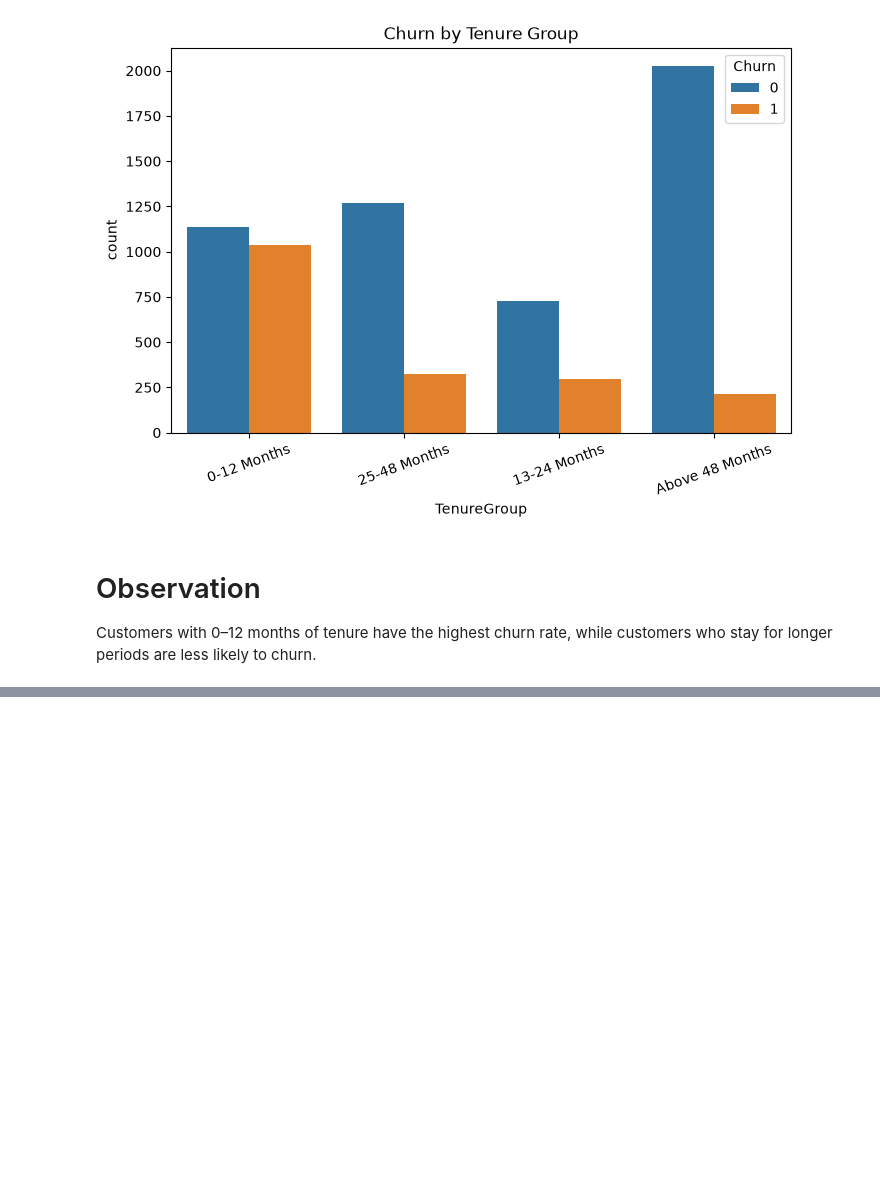
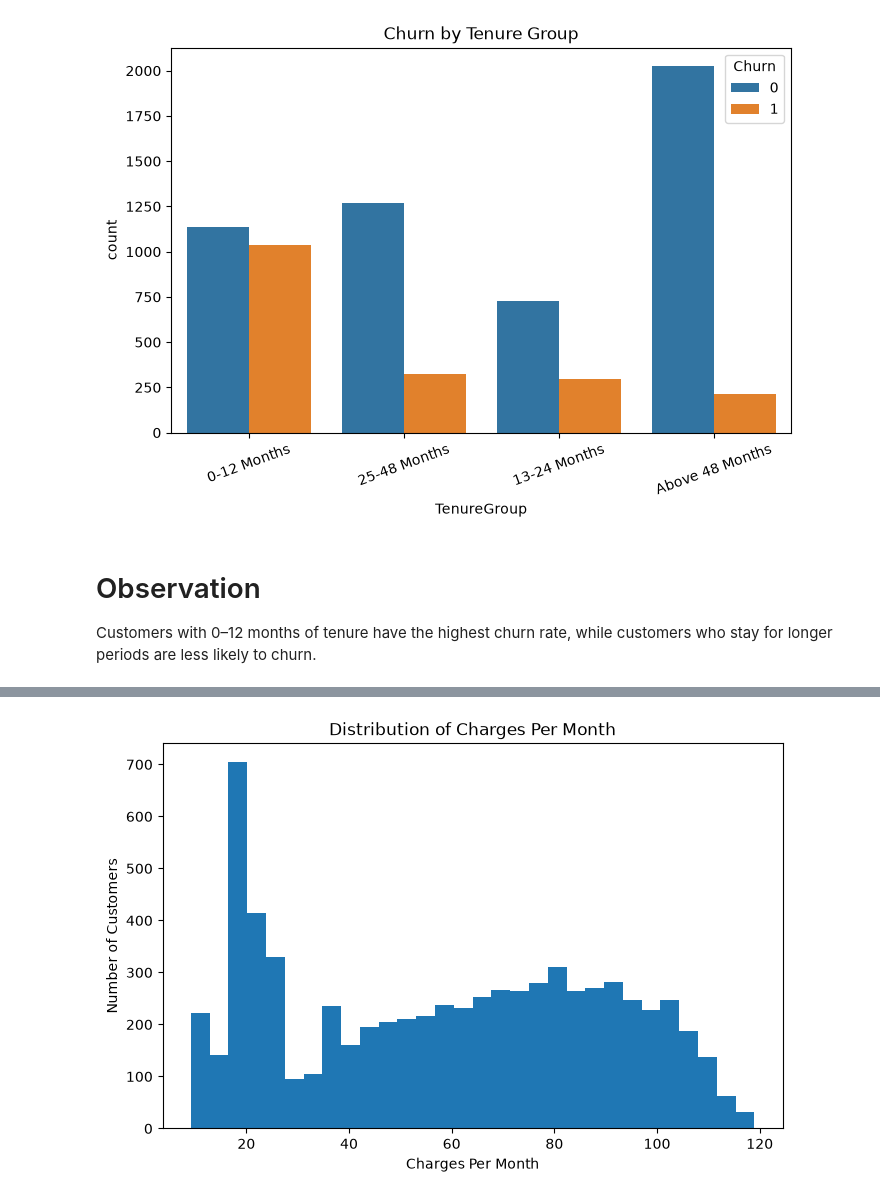
Before and after one commit to janupalliradhika/customer-churn-prediction, a Jupyter notebook: notebooks/eda.ipynb, the cells around one changed output, grey strips where cells are left out. Cells and saved outputs as stored; diff of their text form; code cells hidden in the pictures; blank space fills up the shorter version.

Commit message:
Implemented ChargesPerMonth feature engineering

```diff
--- a/notebooks/eda.ipynb
+++ b/notebooks/eda.ipynb
@@ -724,0 +730,4 @@ Customers with 0–12 months of tenure have the highest churn rate, while custom
+# %%
+df = pd.read_csv("../data/Telco-Customer-Churn-Clean.csv")
+# %%
+df["ChargesPerMonth"] = df["TotalCharges"] / (df["tenure"] + 1)
@@ -724,0 +749,11 @@ Customers with 0–12 months of tenure have the highest churn rate, while custom
+# %%
+import matplotlib.pyplot as plt
+
+plt.figure(figsize=(8,5))
+plt.hist(df["ChargesPerMonth"], bins=30)
+plt.title("Distribution of Charges Per Month")
+plt.xlabel("Charges Per Month")
+plt.ylabel("Number of Customers")
+plt.show()
+# %% [output]
+[figure, added]
```
Also changed, not shown: parts of 5 cells of this notebook.
